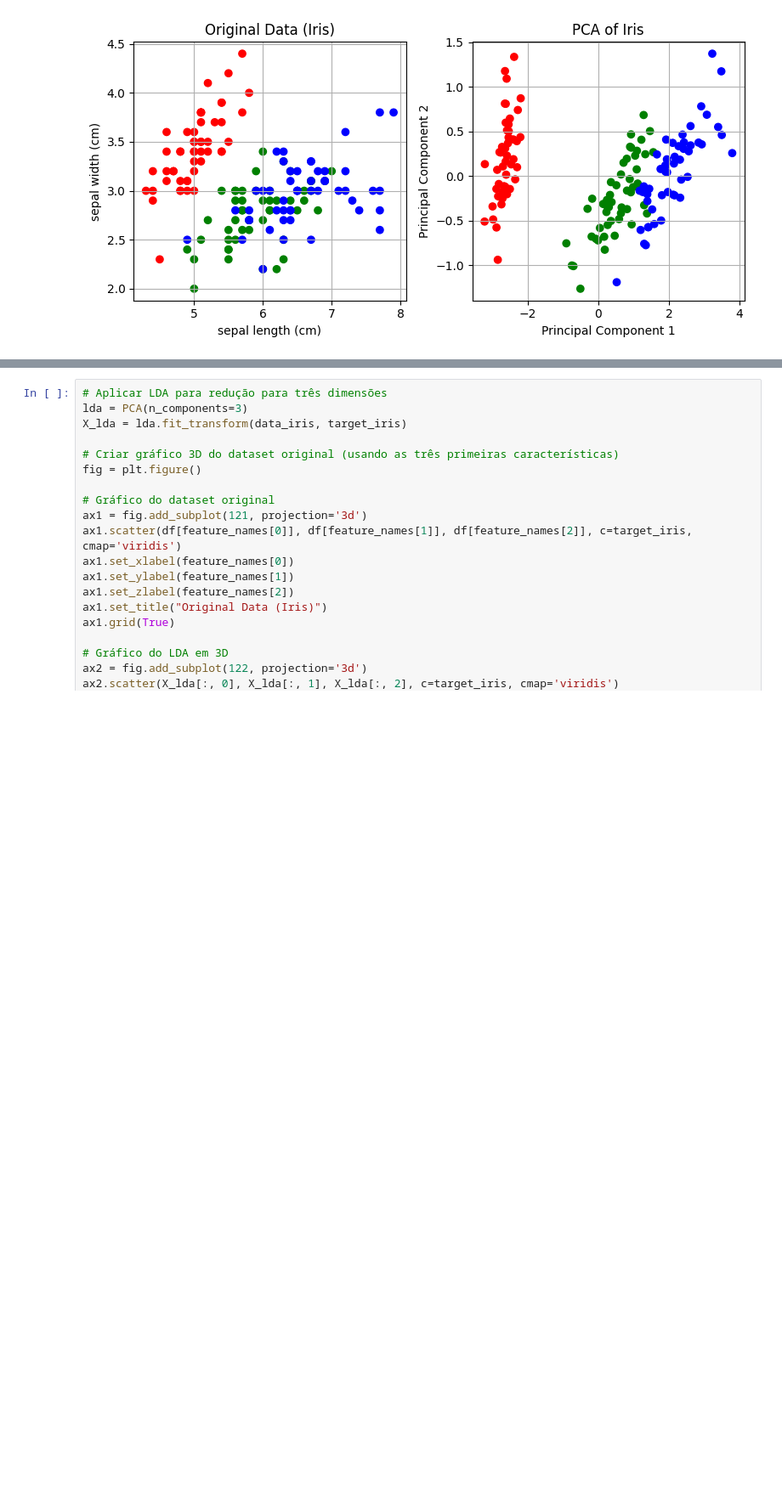
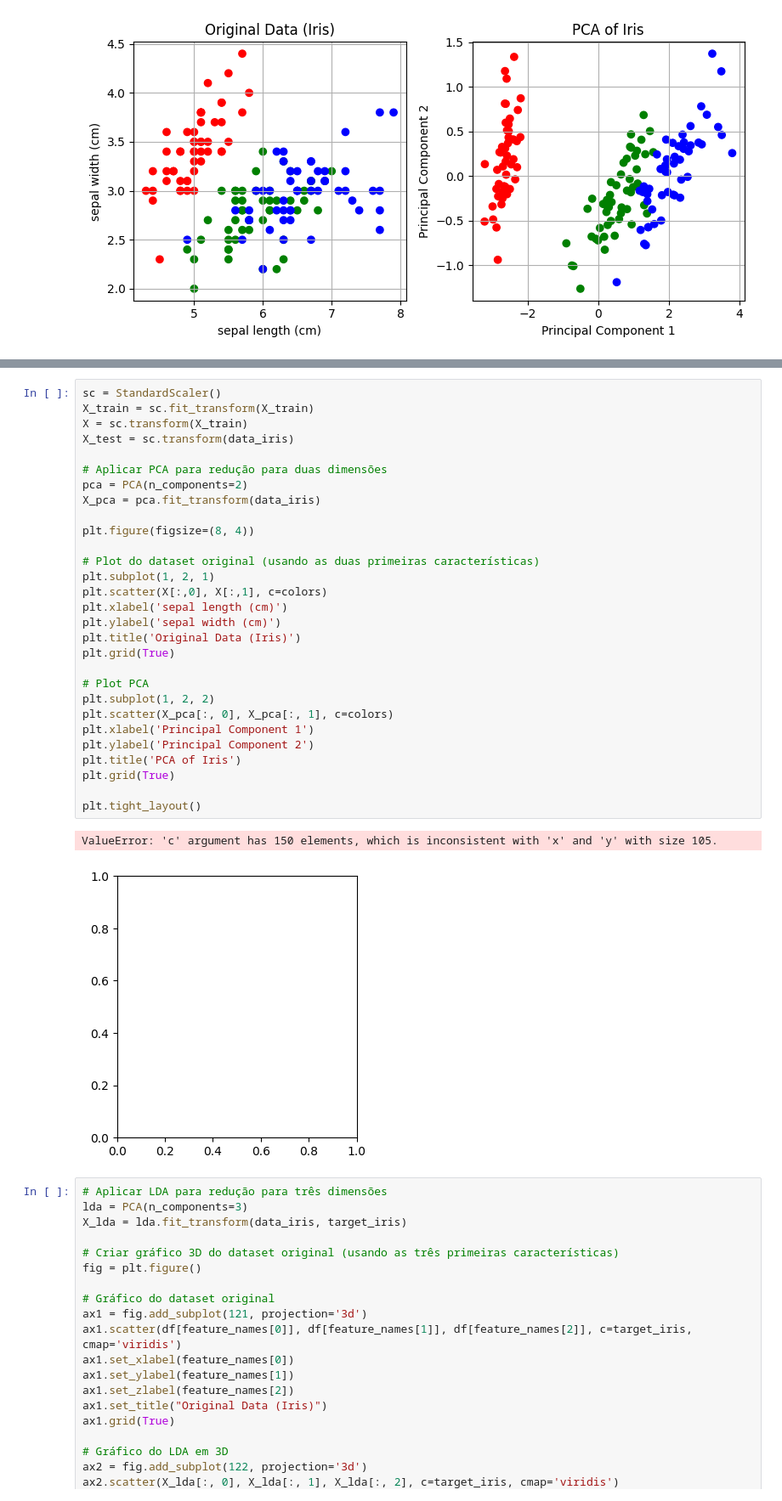
Before and after one commit to ellizeurs/Compactacao-de-Sinais-PCD, a Jupyter notebook: PCD.ipynb, the cells around one changed output, grey strips where cells are left out. Shown at 85% size. Cells and saved outputs as stored; diff of their text form; blank space fills up the shorter version.

```diff
--- a/PCD.ipynb
+++ b/PCD.ipynb
@@ -343,3 +373,35 @@ plt.tight_layout()
+# %%
+sc = StandardScaler()
+X_train = sc.fit_transform(X_train)
+X = sc.transform(X_train)
+X_test = sc.transform(data_iris)
+
+# Aplicar PCA para redução para duas dimensões
+pca = PCA(n_components=2)
+X_pca = pca.fit_transform(data_iris)
+
+plt.figure(figsize=(8, 4))
+
+# Plot do dataset original (usando as duas primeiras características)
+plt.subplot(1, 2, 1)
+plt.scatter(X[:,0], X[:,1], c=colors)
+plt.xlabel('sepal length (cm)')
+plt.ylabel('sepal width (cm)')
+plt.title('Original Data (Iris)')
+plt.grid(True)
+
+# Plot PCA
+plt.subplot(1, 2, 2)
+plt.scatter(X_pca[:, 0], X_pca[:, 1], c=colors)
+plt.xlabel('Principal Component 1')
+plt.ylabel('Principal Component 2')
+plt.title('PCA of Iris')
+plt.grid(True)
+
+plt.tight_layout()
+# %% [output]
+ValueError: 'c' argument has 150 elements, which is inconsistent with 'x' and 'y' with size 105.
+[figure, added]
 # %%
 # Aplicar LDA para redução para três dimensões
 lda = PCA(n_components=3)
```
Also changed, not shown: parts of 7 cells of this notebook.
